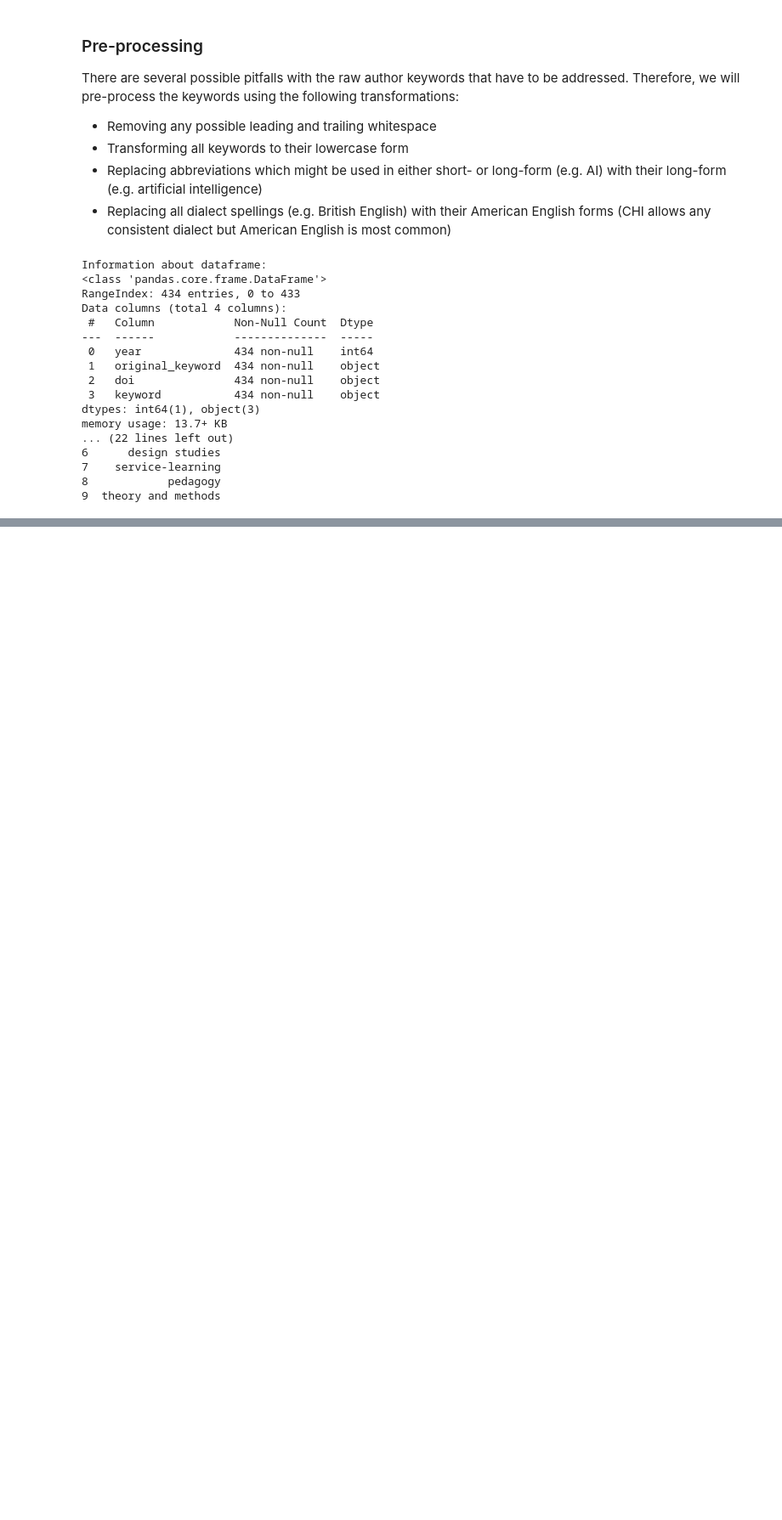
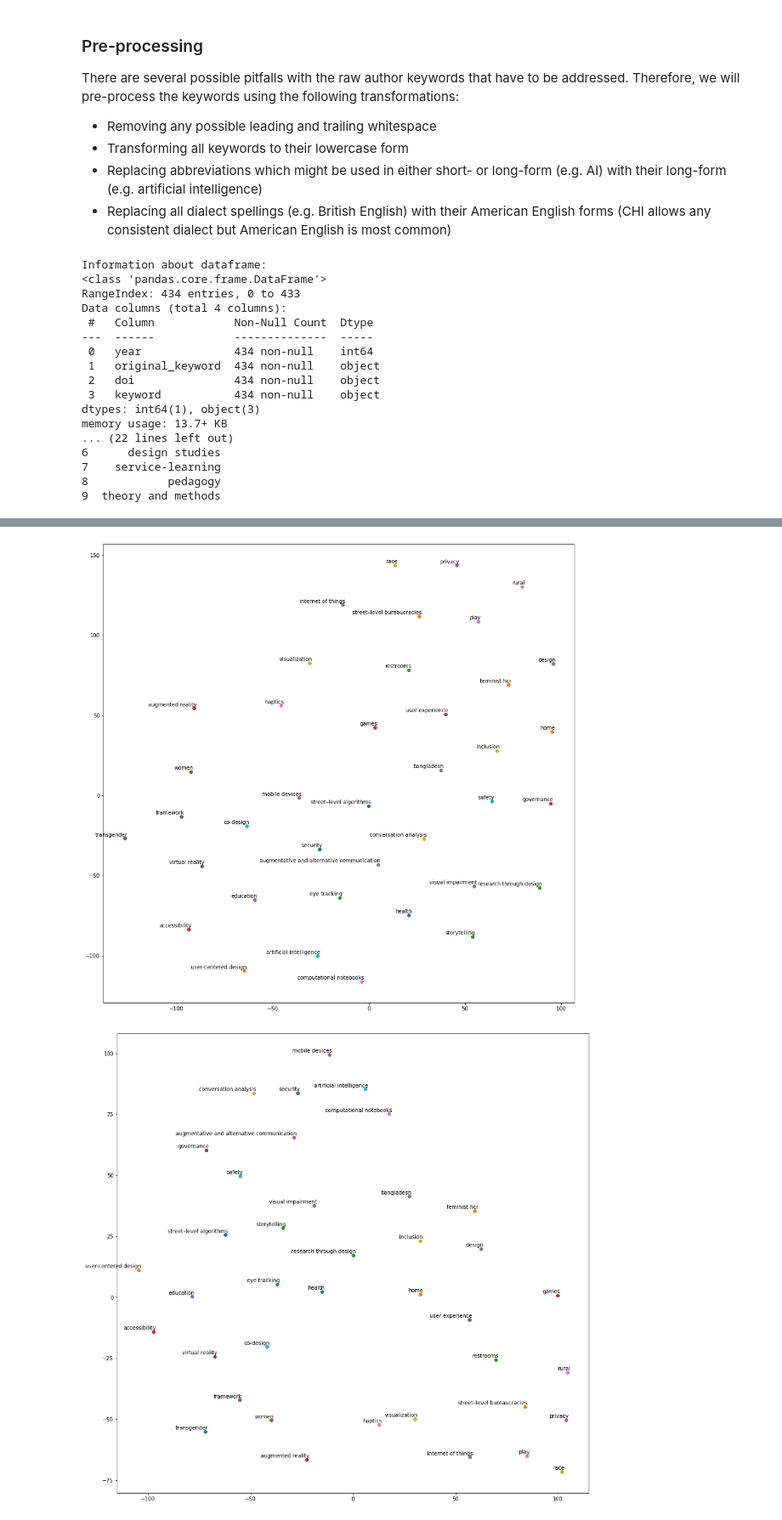
Before and after one commit to christophajohns/keywords-to-success, a Jupyter notebook: keyword_analysis.ipynb, the cells around one changed output, grey strips where cells are left out. Shown at 85% size. Saved outputs shown, nothing was run; the diff lists cells and outputs as text; code cells hidden in the pictures; blank space fills up the shorter version.

```diff
--- a/keyword_analysis.ipynb
+++ b/keyword_analysis.ipynb
@@ -149,0 +305,9 @@ memory usage: 13.7+ KB
+# %%
+# A more selective model
+selective_model = word2vec.Word2Vec(corpus, size=SIZE, window=WINDOW, min_count=2, workers=WORKERS)
+tsne_plot(selective_model)
+tsne_plot(selective_model, perplexity=10)
+tsne_plot(selective_model, perplexity=20)
+# %% [output]
+[figure, added]
+[figure, added]
```
Also changed, not shown: parts of 14 cells of this notebook, 2 other files.
